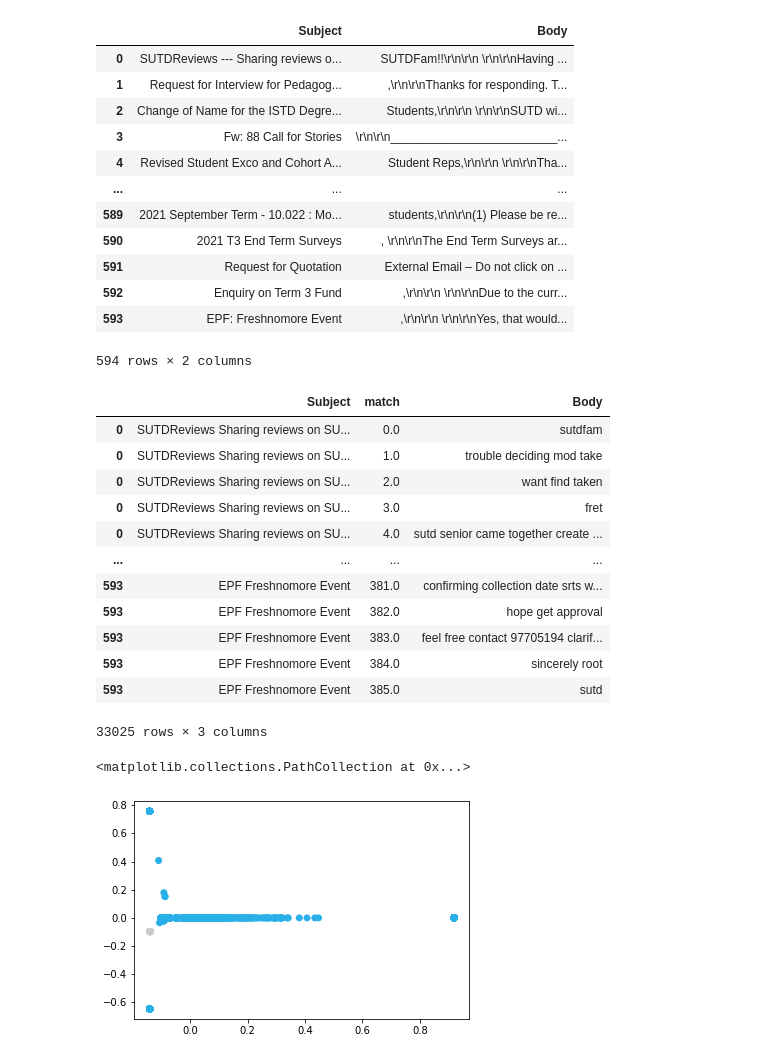
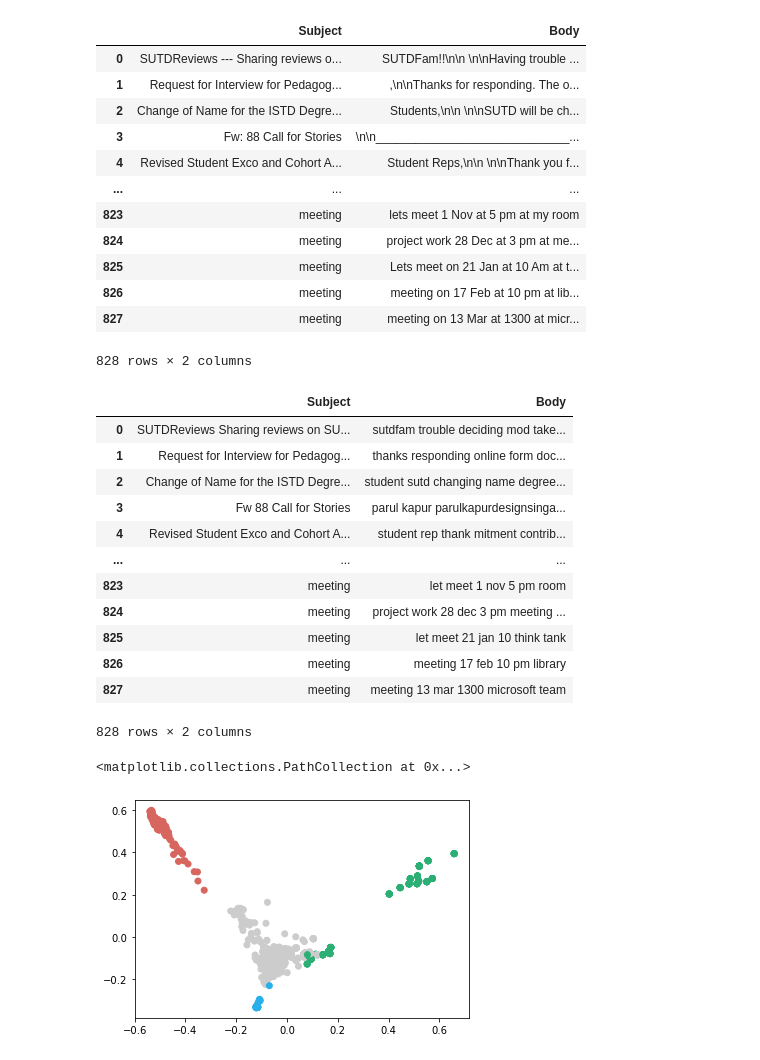
Before and after one commit to MandisLoh/flask_set_up, a Jupyter notebook: combined_ml.ipynb, the cells around one changed output. Cells and saved outputs as stored; diff of their text form; code cells hidden in the pictures.

Commit message:
predict email is working

```diff
--- a/combined_ml.ipynb
+++ b/combined_ml.ipynb
@@ -31,51 +31,61 @@ nltk.download("stopwords")
 [nltk_data]   Package stopwords is already up-to-date!
 True
 # %%
-df = pd.read_csv("input621.csv")
+df = pd.read_csv("input621new.csv")
 df
 # %% [output]
 |  | Subject | Body |
-| 0 | SUTDReviews --- Sharing reviews o... | SUTDFam!!\r\n\r\n \r\n\r\nHaving ... |
-| 1 | Request for Interview for Pedagog... | ,\r\n\r\nThanks for responding. T... |
-| 2 | Change of Name for the ISTD Degre... | Students,\r\n\r\n \r\n\r\nSUTD wi... |
-| 3 | Fw: 88 Call for Stories | \r\n\r\n_________________________... |
-| 4 | Revised Student Exco and Cohort A... | Student Reps,\r\n\r\n \r\n\r\nTha... |
+| 0 | SUTDReviews --- Sharing reviews o... | SUTDFam!!\n\n \n\nHaving trouble ... |
+| 1 | Request for Interview for Pedagog... | ,\n\nThanks for responding. The o... |
+| 2 | Change of Name for the ISTD Degre... | Students,\n\n \n\nSUTD will be ch... |
+| 3 | Fw: 88 Call for Stories | \n\n_____________________________... |
+| 4 | Revised Student Exco and Cohort A... | Student Reps,\n\n \n\nThank you f... |
 | ... | ... | ... |
-| 589 | 2021 September Term - 10.022 : Mo... | students,\r\n\r\n(1) Please be re... |
-| 590 | 2021 T3 End Term Surveys | , \r\n\r\nThe End Term Surveys ar... |
-| 591 | Request for Quotation | External Email – Do not click on ... |
-| 592 | Enquiry on Term 3 Fund | ,\r\n\r\n \r\n\r\nDue to the curr... |
-| 593 | EPF: Freshnomore Event | ,\r\n\r\n \r\n\r\nYes, that would... |
+| 823 | meeting | lets meet 1 Nov at 5 pm at my room |
+| 824 | meeting | project work 28 Dec at 3 pm at me... |
+| 825 | meeting | Lets meet on 21 Jan at 10 Am at t... |
+| 826 | meeting | meeting on 17 Feb at 10 pm at lib... |
+| 827 | meeting | meeting on 13 Mar at 1300 at micr... |
-594 rows × 2 columns
+828 rows × 2 columns
 # %%
 df['Body'] = df['Body'].astype(str)
+
 df['Body'] = df['Body'].apply(lambda x: x.lower())
-punctuations = '\.\!\?'
-df = (df.drop('Body',axis=1).merge(df.Body.str.extractall(f'(?P<Body>[^{punctuations}]+[{punctuations}])\s?').reset_index('match'),left_index=True, right_index=True, how='left'))
+
+#punctuations = '\.\!\?'
+#df = (df.drop('Body',axis=1).merge(df.Body.str.extractall(f'(?P<Body>[^{punctuations}]+[{punctuations}])\s?').reset_index('match'),left_index=True, right_index=True, how='left'))
+#df.dropna(how='all')
+#df.dropna(subset=['Body'])
+
+#df.dropna(subset = ["Body"], inplace=True)
+#df = df[df['Body'].notna()]
+
+
+
 df['Body'] = df['Body'].str.replace("[^\w\s<>]", "")
 df = df.replace(r'[^0-9a-zA-Z ]', '', regex=True).replace("'", '')
-#print(type(df['Body']))
-#df.applymap(type)
+# #print(type(df['Body']))
+# #df.applymap(type)
 df['Body'] = df['Body'].astype(str)
 df['Body'] = df['Body'].apply(lambda x: " ".join([Word(word).lemmatize() for word in x.split()])) # change similar terms to the same
 stop = stopwords.words("english") #remove useless words
 df['Body'] = df['Body'].apply(lambda x: " ".join(x for x in x.split() if x not in stop))
 
 df
 # %% [output]
-|  | Subject | match | Body |
-| 0 | SUTDReviews Sharing reviews on SU... | 0.0 | sutdfam |
-| 0 | SUTDReviews Sharing reviews on SU... | 1.0 | trouble deciding mod take |
-| 0 | SUTDReviews Sharing reviews on SU... | 2.0 | want find taken |
-| 0 | SUTDReviews Sharing reviews on SU... | 3.0 | fret |
-| 0 | SUTDReviews Sharing reviews on SU... | 4.0 | sutd senior came together create ... |
-| ... | ... | ... | ... |
-| 593 | EPF Freshnomore Event | 381.0 | confirming collection date srts w... |
-| 593 | EPF Freshnomore Event | 382.0 | hope get approval |
-| 593 | EPF Freshnomore Event | 383.0 | feel free contact 97705194 clarif... |
-| 593 | EPF Freshnomore Event | 384.0 | sincerely root |
-| 593 | EPF Freshnomore Event | 385.0 | sutd |
+|  | Subject | Body |
+| 0 | SUTDReviews Sharing reviews on SU... | sutdfam trouble deciding mod take... |
+| 1 | Request for Interview for Pedagog... | thanks responding online form doc... |
+| 2 | Change of Name for the ISTD Degre... | student sutd changing name degree... |
+| 3 | Fw 88 Call for Stories | parul kapur parulkapurdesignsinga... |
+| 4 | Revised Student Exco and Cohort A... | student rep thank mitment contrib... |
+| ... | ... | ... |
+| 823 | meeting | let meet 1 nov 5 pm room |
+| 824 | meeting | project work 28 dec 3 pm meeting ... |
+| 825 | meeting | let meet 21 jan 10 think tank |
+| 826 | meeting | meeting 17 feb 10 pm library |
+| 827 | meeting | meeting 13 mar 1300 microsoft team |
-33025 rows × 3 columns
+828 rows × 2 columns
 # %%
 #vect = TfidfVectorizer(stop_words='english', max_df=0.50, min_df=2)
 
@@ -114,7 +124,7 @@ colors = [label_colors[i] for i in labels]
 plt.scatter(coords[:, 0], coords[:, 1], c=colors)
 # %% [output]
 <matplotlib.collections.PathCollection at 0x...>
-[figure, old version]
+[figure, new version]
 # %%
 # top keywords in the emails
 
```
Also changed, not shown: parts of 10 cells of this notebook, 8 other files.
